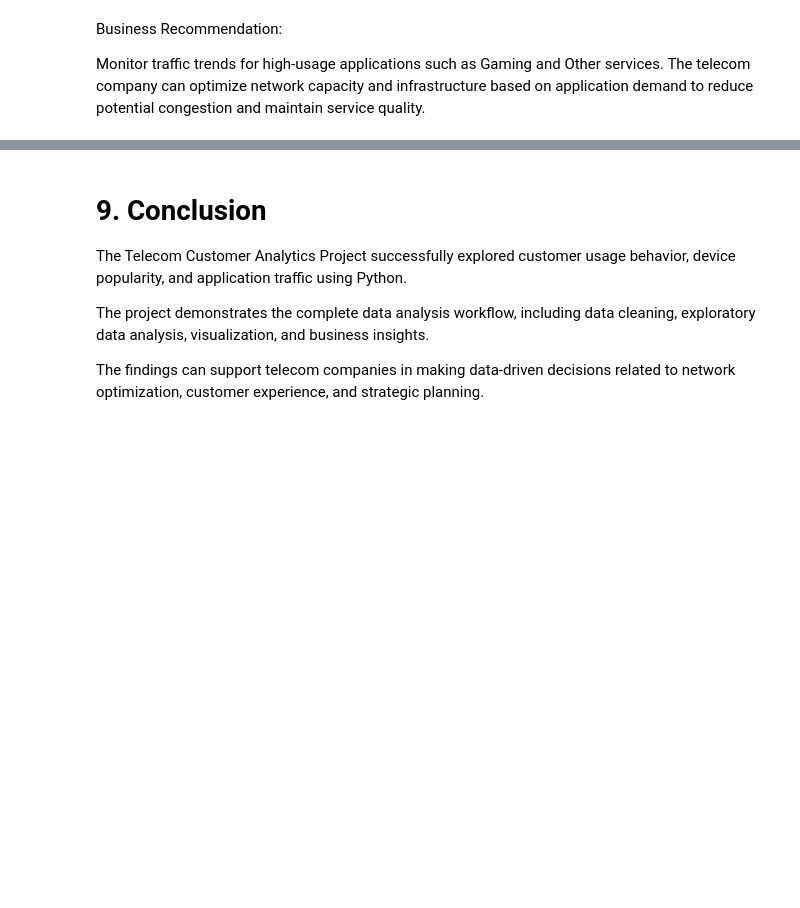
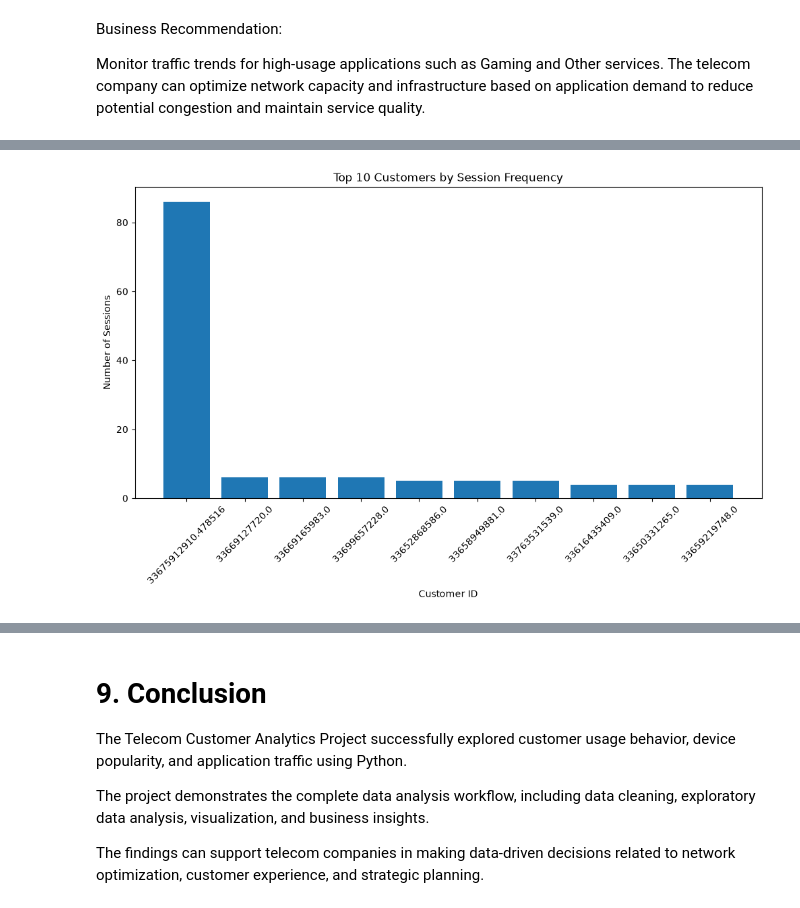
Before and after one commit to ankitamohanty153010-cmyk/Telecom-Customer-Analytics, a Jupyter notebook: TELECOM.ipynb, the cells around one changed output, grey strips where cells are left out. Saved outputs shown, nothing was run; the diff lists cells and outputs as text; code cells hidden in the pictures; blank space fills up the shorter version.

Commit message:
Complete telecom customer analytics project

```diff
--- a/TELECOM.ipynb
+++ b/TELECOM.ipynb
@@ -578,0 +976,20 @@ These findings can help the telecom company improve network planning, bandwidth
+# %%
+# Create 10 decile groups based on total session duration
+
+customer_engagement['duration_decile'] = pd.qcut(
+    customer_engagement['total_duration'].rank(method='first'),
+    q=10,
+    labels=False
+) + 1
+
+# Calculate total duration, total traffic and number of customers per decile
+
+decile_analysis = customer_engagement.groupby(
+    'duration_decile'
+).agg(
+    total_duration=('total_duration', 'sum'),
+    total_traffic=('total_traffic', 'sum'),
+    customers=('MSISDN/Number', 'count')
+).reset_index()
+
+decile_analysis
@@ -578,0 +1016,20 @@ These findings can help the telecom company improve network planning, bandwidth
+# %%
+top10_frequency = customer_engagement.nlargest(
+    10, 'session_frequency'
+)
+
+plt.figure(figsize=(12, 6))
+
+plt.bar(
+    top10_frequency['MSISDN/Number'].astype(str),
+    top10_frequency['session_frequency']
+)
+
+plt.title("Top 10 Customers by Session Frequency")
+plt.xlabel("Customer ID")
+plt.ylabel("Number of Sessions")
+plt.xticks(rotation=45)
+
+plt.show()
+# %% [output]
+[figure, added]
```
Also changed, not shown: parts of 71 cells of this notebook, 6 other files.
